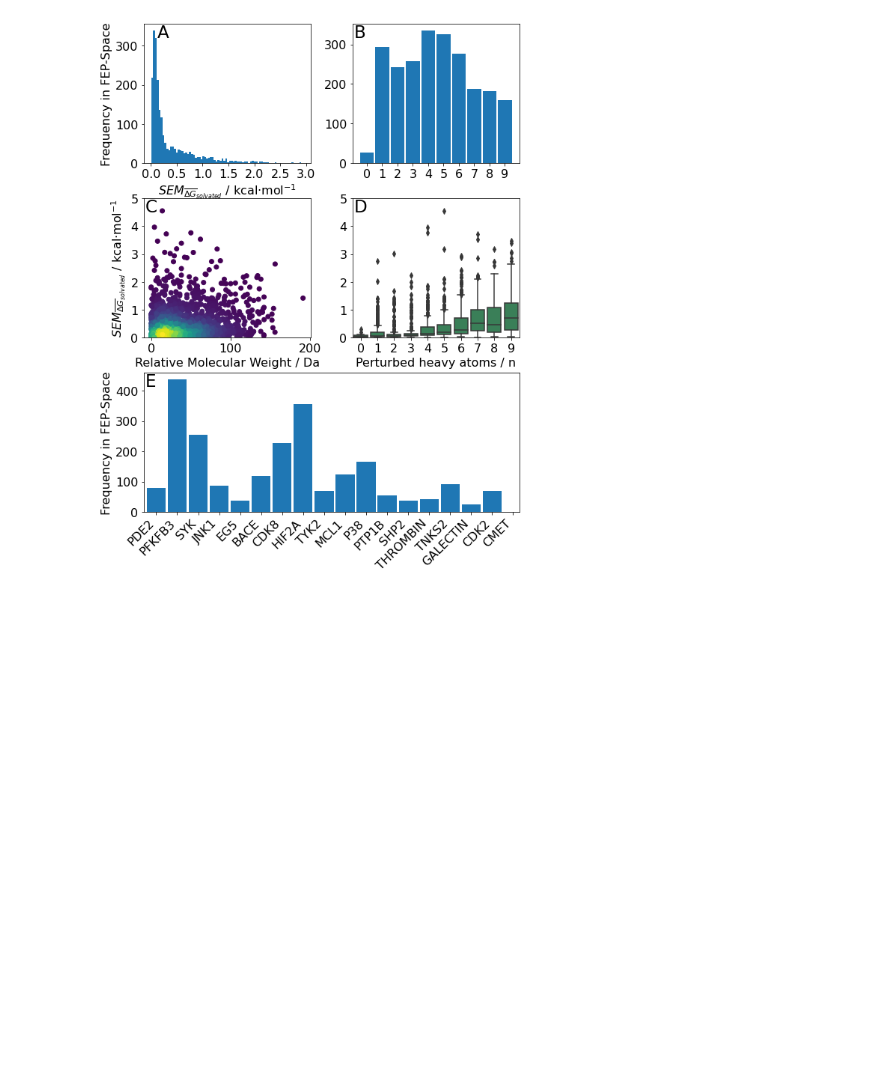
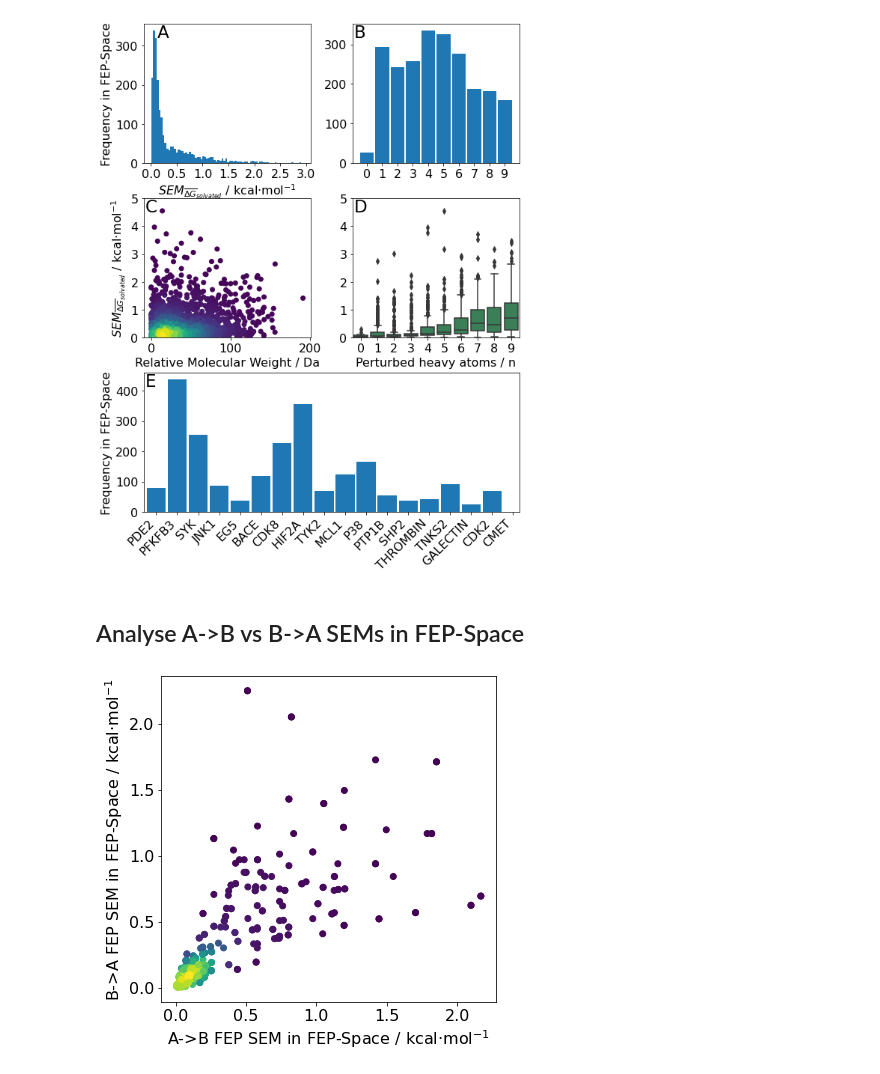
Before and after one commit to michellab/RBFENN, a Jupyter notebook: ANALYSIS/perturbation_networks/_03_analyse_training_losses.ipynb, the cells around one changed output. Saved outputs shown, nothing was run; the diff lists cells and outputs as text; code cells hidden in the pictures; blank space fills up the shorter version.

```diff
--- a/ANALYSIS/perturbation_networks/_03_analyse_training_losses.ipynb
+++ b/ANALYSIS/perturbation_networks/_03_analyse_training_losses.ipynb
@@ -273,3 +273,45 @@ for i, ax in enumerate([ax2, ax3, ax4, ax5, ax1]):
 plt.show()
 # %% [output]
 [figure]
+# %% [markdown]
+## Analyse A->B vs B->A SEMs in FEP-Space
+# %%
+mirror_df = fepspace_results
+mirror_df["AB"] = fepspace_results["ligand1_smiles"] +"~"+ fepspace_results["ligand2_smiles"]
+mirror_df["BA"] = fepspace_results["ligand2_smiles"] +"~"+ fepspace_results["ligand1_smiles"]
+# %%
+sem_values_ab = []
+sem_values_ba = []
+
+
+for idx, row in mirror_df.iterrows():
+    ba_string = row["BA"]
+    match = mirror_df[mirror_df["AB"] == ba_string].head(1)
+
+    if len(match) == 1:
+        ref_sem = row["fepspace_sem"]
+        source_sem = match["fepspace_sem"].values[0]
+
+        # append to arrays and try to distinguish between the larger and the smaller ligand.
+        num_atoms_lig1 = len(row["ligand1_smiles"])
+        num_atoms_lig2 = len(row["ligand2_smiles"])
+
+        if num_atoms_lig1 > num_atoms_lig2:
+            sem_values_ab.append(ref_sem)
+            sem_values_ba.append(source_sem)
+        else:
+            sem_values_ab.append(source_sem)
+            sem_values_ba.append(ref_sem)
+# %%
+f, ax = plt.subplots(figsize=(6,6))
+
+
+xy = np.vstack([sem_values_ab, sem_values_ba])
+z = gaussian_kde(xy)(xy)
+plt.scatter(sem_values_ab, sem_values_ba, c=z)
+
+plt.xlabel("A->B FEP SEM in FEP-Space / kcal$\cdot$mol$^{-1}$")
+plt.ylabel("B->A FEP SEM in FEP-Space / kcal$\cdot$mol$^{-1}$")
+plt.show()
+# %% [output]
+[figure, added]
```
Also changed, not shown: parts of 1 cell of this notebook.
